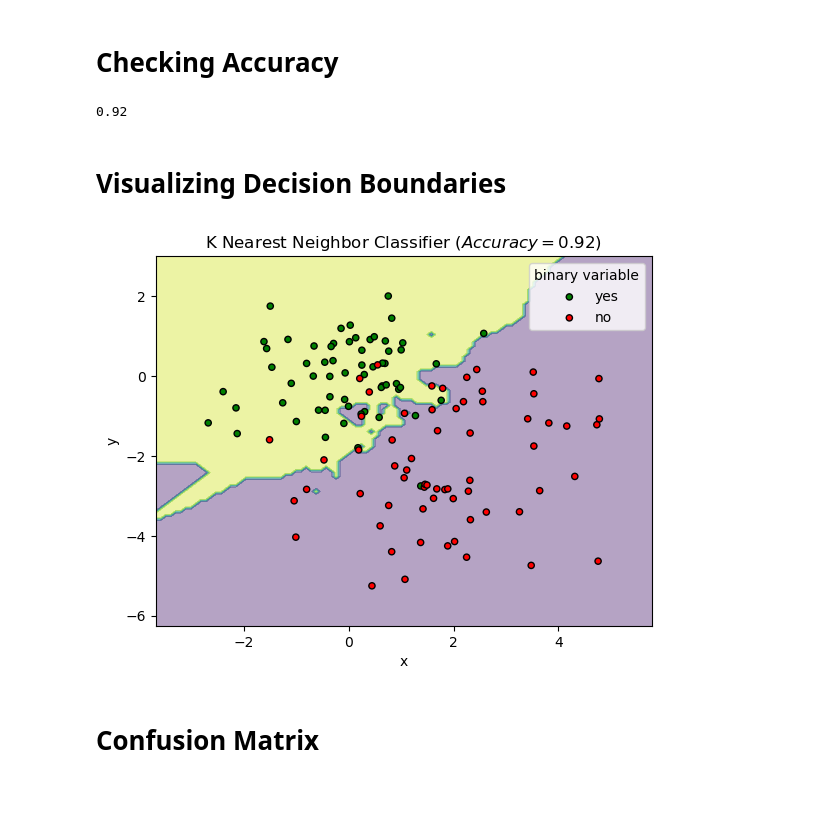
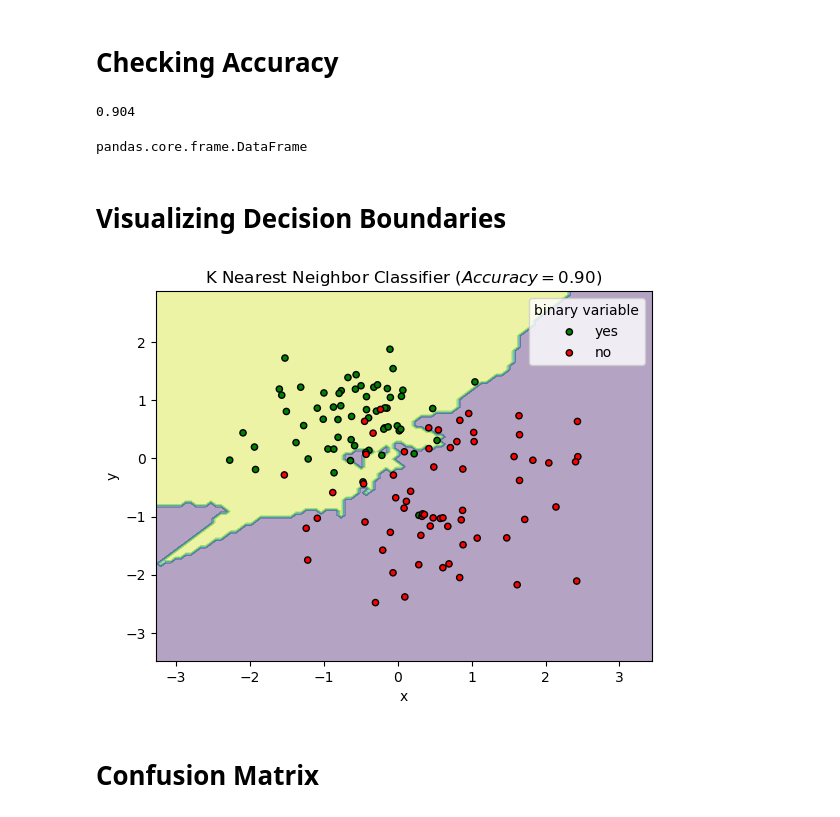
Before and after one commit to papir805/Stanford-ML-Class, a Jupyter notebook: notebooks/k_nearest_neighbors_classifier.ipynb, the cells around one changed output. Drawn from its saved outputs; the diff is of its cells as text; code cells hidden in the pictures.

Commit message:
Implemented standard scaling for knn classifier

```diff
--- a/notebooks/k_nearest_neighbors_classifier.ipynb
+++ b/notebooks/k_nearest_neighbors_classifier.ipynb
@@ -35,8 +38,12 @@ X_train, X_test, y_train, y_test = train_test_split(df[feat_names],
+# %%
+scaler = StandardScaler().set_output(transform="pandas")
+X_train_scaled = scaler.fit_transform(X_train)
+X_test_scaled = scaler.fit_transform(X_test)
 # %% [markdown]
 # Training and Fitting the Model
 # %%
 k_neighbors_classifier = KNeighborsClassifier()
-k_neighbors_classifier = k_neighbors_classifier.fit(X_train, y_train)
+k_neighbors_classifier = k_neighbors_classifier.fit(X_train_scaled, y_train)
 # %% [markdown]
 # Making Predictions
 # %%
@@ -57,10 +64,14 @@ results_df.head()
 # %% [markdown]
 # Checking Accuracy
 # %%
-accuracy = k_neighbors_classifier.score(X_test, y_test)
+accuracy = k_neighbors_classifier.score(X_test_scaled, y_test)
 accuracy
 # %% [output]
-0.92
+0.904
+# %%
+type(X_test_scaled)
+# %% [output]
+pandas.core.frame.DataFrame
 # %% [markdown]
 # Visualizing Decision Boundaries
 # %%
@@ -70,7 +81,7 @@ for y in y_test:
         colors.append('green')
     else:
         colors.append('red')
-for_scatter = X_test.copy(deep=True)
+for_scatter = X_test_scaled.copy(deep=True)
 
 for_scatter['type'] = y_test
 for_scatter['color'] = colors
@@ -79,14 +90,14 @@ yesses = for_scatter[for_scatter['type']=='yes']
 nos = for_scatter[for_scatter['type']=='no']
 # %%
 fig, ax = plt.subplots(1,1)
-DecisionBoundaryDisplay.from_estimator(k_neighbors_classifier, X_test, alpha=0.4, response_method="predict", ax=ax)
+DecisionBoundaryDisplay.from_estimator(k_neighbors_classifier, X_test_scaled, alpha=0.4, response_method="predict", ax=ax)
 ax.scatter(yesses['x'], yesses['y'], c=yesses['color'], s=20, edgecolor="k", label='yes')
 ax.scatter(nos['x'], nos['y'], c=nos['color'], s=20, edgecolor="k", label='no')
 ax.legend(title='binary variable')
 ax.set_title(f'K Nearest Neighbor Classifier $(Accuracy = {accuracy:.2f})$')
 plt.show()
 # %% [output]
-[figure, old version]
+[figure, new version]
 # %% [markdown]
 # Confusion Matrix
 # %%
```
Also changed, not shown: parts of 4 cells of this notebook, 1 other file.
